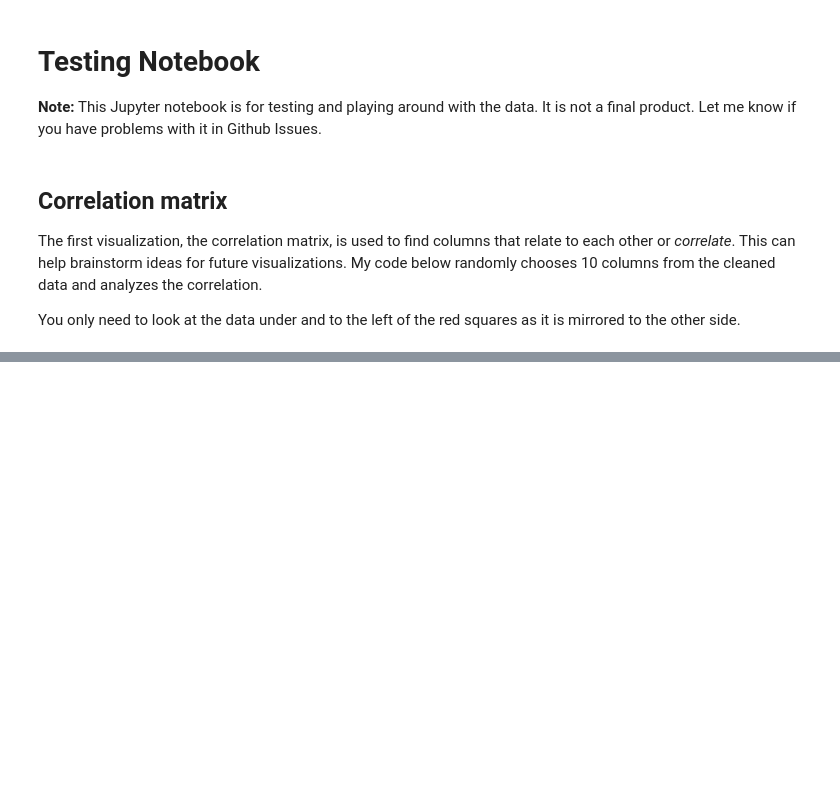
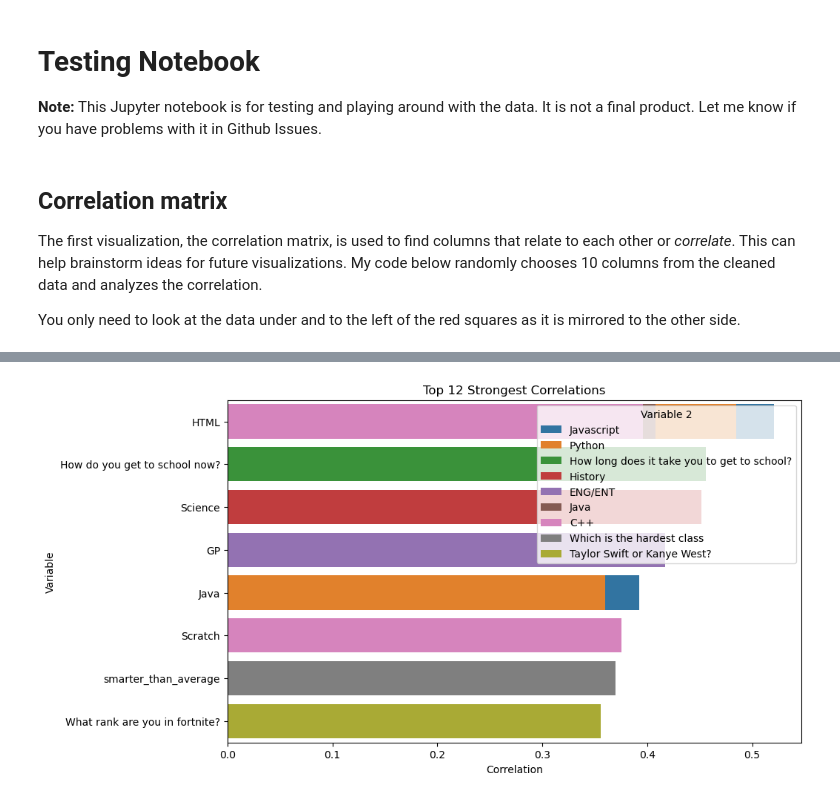
Before and after one commit to cparthiv/ninth-grade-data, a Jupyter notebook: analysis.ipynb, the cells around one changed output, grey strips where cells are left out. Drawn from its saved outputs; the diff is of its cells as text; code cells hidden in the pictures; blank space fills up the shorter version.

Commit message:
display strongest correlations

```diff
--- a/analysis.ipynb
+++ b/analysis.ipynb
@@ -35,0 +34,32 @@ plt.show()
+# %%
+strongest_corr_matrix = multichoice.corr()
+
+# Get the absolute values of the correlations
+abs_corr = strongest_corr_matrix.abs()
+
+# Create a mask to remove the upper triangle and the diagonal
+mask = np.triu(np.ones_like(abs_corr, dtype=bool))
+
+# Apply the mask
+masked_corr = abs_corr.mask(mask)
+
+# Get the top 12 correlations, dropna to remove NaNs
+top_corr = masked_corr.unstack().dropna().sort_values(ascending=False).head(12)
+
+# Create a DataFrame with the top correlations
+top_corr_df = pd.DataFrame(top_corr, columns=['Correlation'])
+
+# Reset the index and rename the columns
+top_corr_df = top_corr_df.reset_index().rename(
+    columns={'level_0': 'Variable 1', 'level_1': 'Variable 2'})
+
+# Plot the correlations
+plt.figure(figsize=(10, 6))
+sns.barplot(data=top_corr_df, x='Correlation',
+            y='Variable 1', hue='Variable 2', dodge=False)
+plt.title('Top 12 Strongest Correlations')
+plt.xlabel('Correlation')
+plt.ylabel('Variable')
+plt.show()
+# %% [output]
+[figure, added]
```
Also changed, not shown: parts of 1 cell of this notebook.
